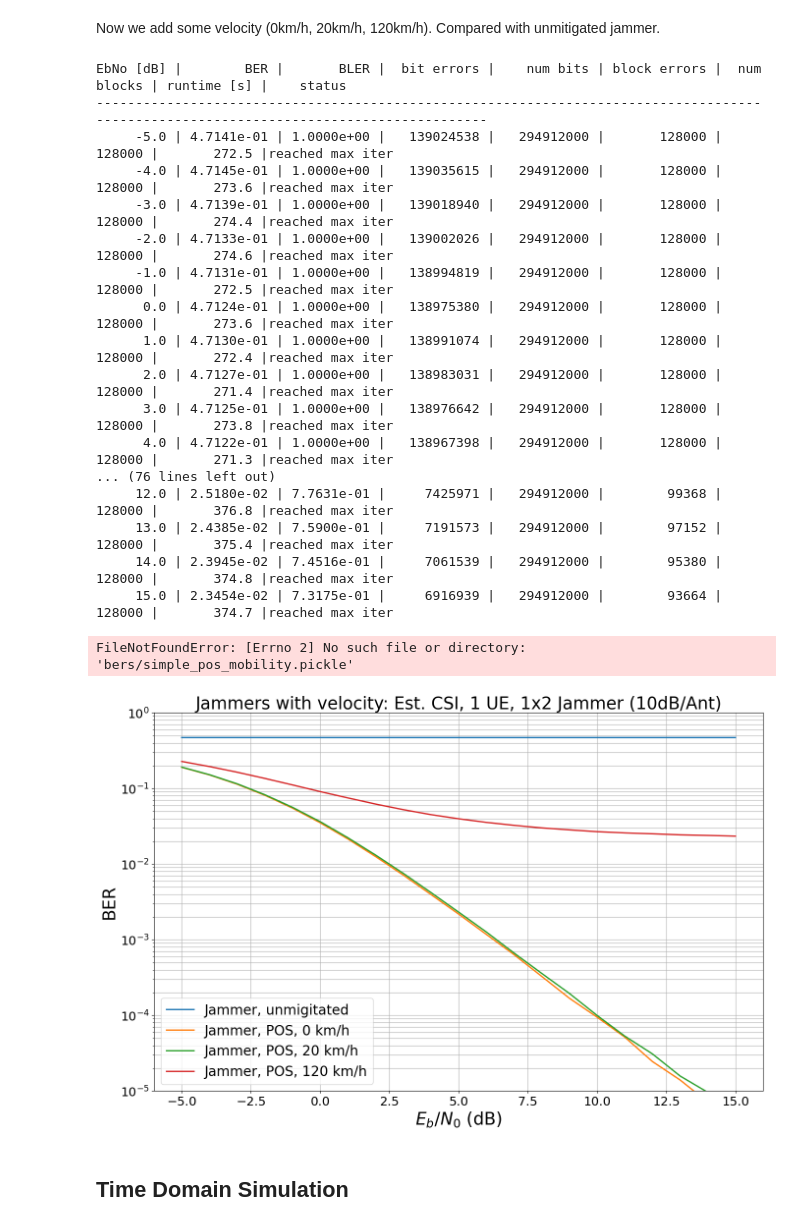
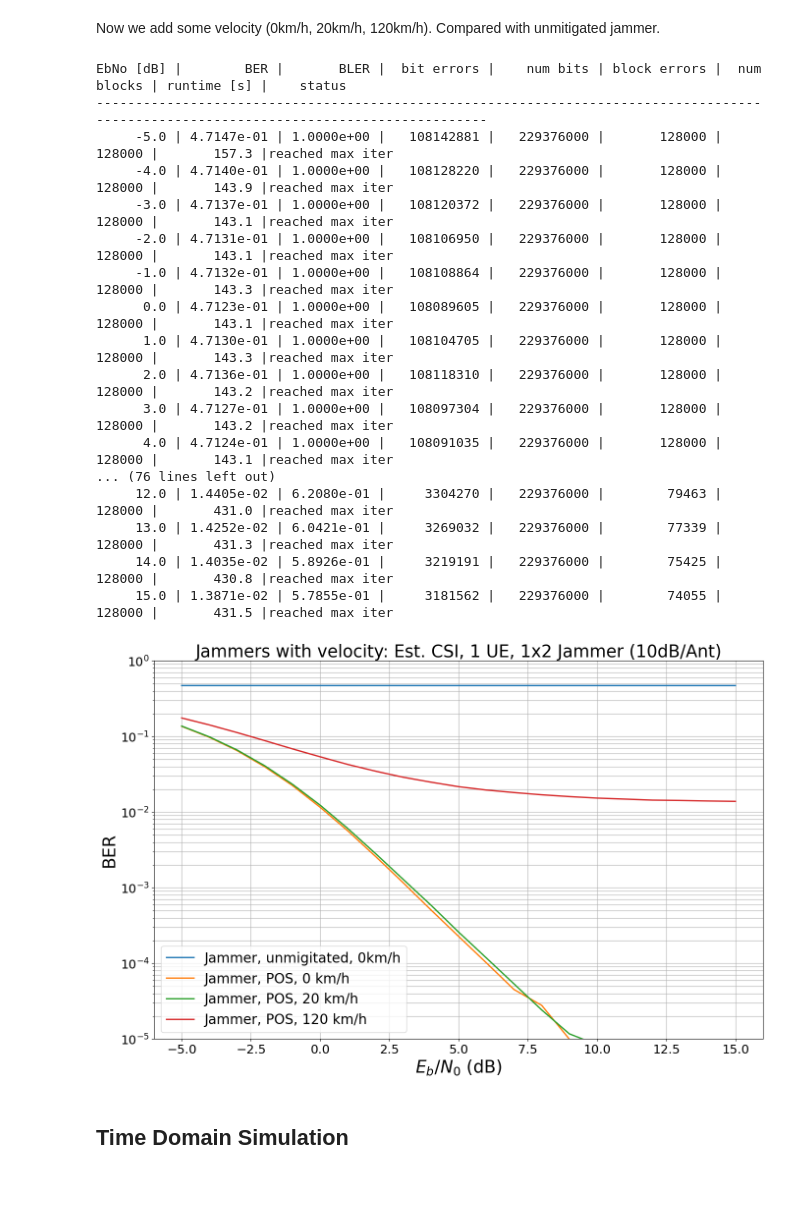
Before and after one commit to IIP-Group/pyjama, a Jupyter notebook: simulations/presentation.ipynb, the cells around one changed output. Drawn from its saved outputs; the diff is of its cells as text; code cells hidden in the pictures; blank space fills up the shorter version.

```diff
--- a/simulations/presentation.ipynb
+++ b/simulations/presentation.ipynb
@@ -169,53 +169,52 @@ model_parameters["jammer_parameters"] = jammer_parameters
 model_parameters["num_ut"] = 1
 model_parameters["perfect_csi"] = False
 model_parameters["perfect_jammer_csi"] = False
-model_parameters["num_silent_pilot_symbols"] = 4
+model_parameters["num_silent_pilot_symbols"] = 6
 jammer_parameters["num_tx_ant"] = 2
 model_parameters["jammer_present"] = True
 model_parameters["jammer_power"] = db_to_linear(10.)
 sim.BATCH_SIZE = 256
 sim.MAX_MC_ITER = 500
 sim.ebno_dbs = np.linspace(-5., 15., 21)
 
 model = Model(**model_parameters)
 simulate_model(model, "Jammer, unmigitated, 0km/h")
 
 model_parameters["jammer_mitigation"] = "pos"
 model_parameters["jammer_mitigation_dimensionality"] = 2
 kmhs = [0, 20, 120]
 for kmh in kmhs:
     meter_per_second = kmh / 3.6
     model_parameters["min_ut_velocity"] = meter_per_second
     model_parameters["max_ut_velocity"] = meter_per_second
     model_parameters["min_jammer_velocity"] = meter_per_second
     model_parameters["max_jammer_velocity"] = meter_per_second
     model = Model(**model_parameters)
     simulate_model(model, f"Jammer, POS, {kmh} km/h")
 
 ber_plots.title = "Jammers with velocity: Est. CSI, 1 UE, 1x2 Jammer (10dB/Ant)"
 ber_plots(ylim=(1e-5, 1))
 with open("bers/simple_pos_mobility.pickle", 'wb') as f:
     bers = pickle.dump(ber_plots, f)
 # %% [output]
 EbNo [dB] |        BER |       BLER |  bit errors |    num bits | block errors |  num blocks | runtime [s] |    status
 ---------------------------------------------------------------------------------------------------------------------------------------
-     -5.0 | 4.7141e-01 | 1.0000e+00 |   139024538 |   294912000 |       128000 |      128000 |       272.5 |reached max iter
-     -4.0 | 4.7145e-01 | 1.0000e+00 |   139035615 |   294912000 |       128000 |      128000 |       273.6 |reached max iter
-     -3.0 | 4.7139e-01 | 1.0000e+00 |   139018940 |   294912000 |       128000 |      128000 |       274.4 |reached max iter
-     -2.0 | 4.7133e-01 | 1.0000e+00 |   139002026 |   294912000 |       128000 |      128000 |       274.6 |reached max iter
-     -1.0 | 4.7131e-01 | 1.0000e+00 |   138994819 |   294912000 |       128000 |      128000 |       272.5 |reached max iter
-      0.0 | 4.7124e-01 | 1.0000e+00 |   138975380 |   294912000 |       128000 |      128000 |       273.6 |reached max iter
-      1.0 | 4.7130e-01 | 1.0000e+00 |   138991074 |   294912000 |       128000 |      128000 |       272.4 |reached max iter
-      2.0 | 4.7127e-01 | 1.0000e+00 |   138983031 |   294912000 |       128000 |      128000 |       271.4 |reached max iter
-      3.0 | 4.7125e-01 | 1.0000e+00 |   138976642 |   294912000 |       128000 |      128000 |       273.8 |reached max iter
-      4.0 | 4.7122e-01 | 1.0000e+00 |   138967398 |   294912000 |       128000 |      128000 |       271.3 |reached max iter
+     -5.0 | 4.7147e-01 | 1.0000e+00 |   108142881 |   229376000 |       128000 |      128000 |       157.3 |reached max iter
+     -4.0 | 4.7140e-01 | 1.0000e+00 |   108128220 |   229376000 |       128000 |      128000 |       143.9 |reached max iter
+     -3.0 | 4.7137e-01 | 1.0000e+00 |   108120372 |   229376000 |       128000 |      128000 |       143.1 |reached max iter
+     -2.0 | 4.7131e-01 | 1.0000e+00 |   108106950 |   229376000 |       128000 |      128000 |       143.1 |reached max iter
+     -1.0 | 4.7132e-01 | 1.0000e+00 |   108108864 |   229376000 |       128000 |      128000 |       143.3 |reached max iter
+      0.0 | 4.7123e-01 | 1.0000e+00 |   108089605 |   229376000 |       128000 |      128000 |       143.1 |reached max iter
+      1.0 | 4.7130e-01 | 1.0000e+00 |   108104705 |   229376000 |       128000 |      128000 |       143.3 |reached max iter
+      2.0 | 4.7136e-01 | 1.0000e+00 |   108118310 |   229376000 |       128000 |      128000 |       143.2 |reached max iter
+      3.0 | 4.7127e-01 | 1.0000e+00 |   108097304 |   229376000 |       128000 |      128000 |       143.2 |reached max iter
+      4.0 | 4.7124e-01 | 1.0000e+00 |   108091035 |   229376000 |       128000 |      128000 |       143.1 |reached max iter
 ... (76 lines left out)
-     12.0 | 2.5180e-02 | 7.7631e-01 |     7425971 |   294912000 |        99368 |      128000 |       376.8 |reached max iter
-     13.0 | 2.4385e-02 | 7.5900e-01 |     7191573 |   294912000 |        97152 |      128000 |       375.4 |reached max iter
-     14.0 | 2.3945e-02 | 7.4516e-01 |     7061539 |   294912000 |        95380 |      128000 |       374.8 |reached max iter
-     15.0 | 2.3454e-02 | 7.3175e-01 |     6916939 |   294912000 |        93664 |      128000 |       374.7 |reached max iter
+     12.0 | 1.4405e-02 | 6.2080e-01 |     3304270 |   229376000 |        79463 |      128000 |       431.0 |reached max iter
+     13.0 | 1.4252e-02 | 6.0421e-01 |     3269032 |   229376000 |        77339 |      128000 |       431.3 |reached max iter
+     14.0 | 1.4035e-02 | 5.8926e-01 |     3219191 |   229376000 |        75425 |      128000 |       430.8 |reached max iter
+     15.0 | 1.3871e-02 | 5.7855e-01 |     3181562 |   229376000 |        74055 |      128000 |       431.5 |reached max iter
-FileNotFoundError: [Errno 2] No such file or directory: 'bers/simple_pos_mobility.pickle'
-[figure, old version]
+[figure, new version]
 # %% [markdown]
 ## Time Domain Simulation
 # %%
```
Also changed, not shown: parts of 1 cell of this notebook, 1 other file.
